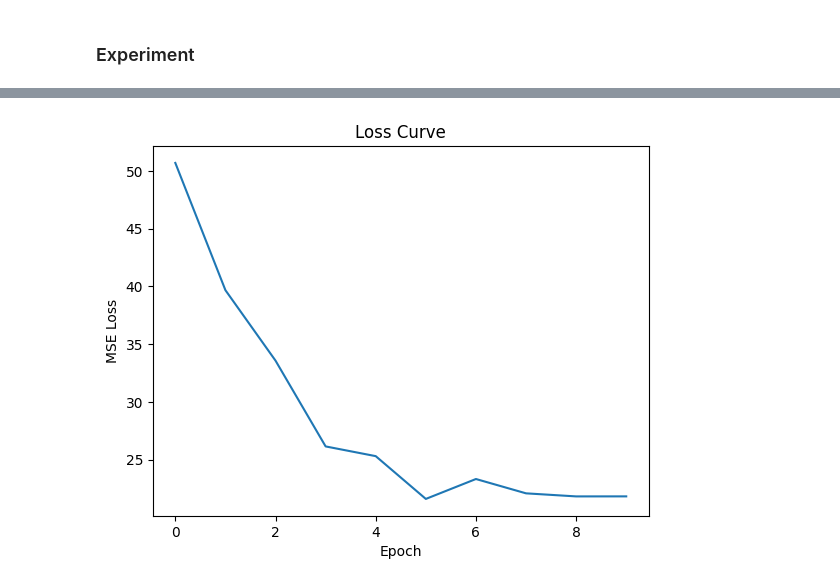
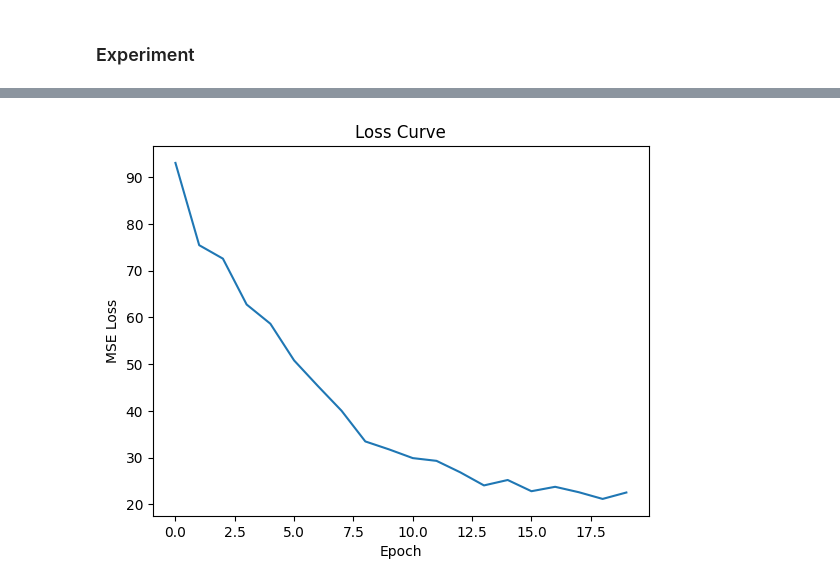
Before and after one commit to Bruce-lhq/looped-transformer-ablation-lab, a Jupyter notebook: Looped_Transformer.ipynb, the cells around one changed output, grey strips where cells are left out. Cells and saved outputs as stored; diff of their text form; code cells hidden in the pictures.

```diff
--- a/Looped_Transformer.ipynb
+++ b/Looped_Transformer.ipynb
@@ -123,8 +123,6 @@ class MultiHeadAttention(nn.Module):
         self.W_K = nn.Linear(d_model, d_model, bias=False)
         self.W_V = nn.Linear(d_model, d_model, bias=False)
         self.W_O = nn.Linear(d_model, d_model, bias=False)
-        # APE位置编码
-        self.ape = APE(d_model, max_seq_len=max_seq_len)
         # 因果掩码
         tril = torch.tril(torch.ones(max_seq_len, max_seq_len)).bool() # torch.tril (triangular lower)提取下三角元素，并把上三角元素置0
         mask = torch.zeros(max_seq_len, max_seq_len).masked_fill(~tril, float('-inf')) # 下三角元素置0，上三角元素置-inf
@@ -269,10 +314,11 @@ class PredictionLoss(nn.Module):
 # %%
 class RegressionSolver(nn.Module):
-    def __init__(self, num_blocks, num_heads, d_model, d_x, d_y, max_seq_len):
+    def __init__(self, num_blocks, num_heads, d_model, d_x, d_y, max_seq_len,
+                 norm_type='layernorm', ffn_type='gelu', pe_type='learned_ape', loop=True, loss_type='mse'):
         super().__init__()
-        self.toy_model = ToyModel(num_blocks, num_heads, d_model, max_seq_len)
+        self.toy_model = ToyModel(num_blocks, num_heads, d_model, max_seq_len, norm_type=norm_type, ffn_type=ffn_type, pe_type=pe_type, loop=loop)
         self.head = RegressionHead(d_model, d_x, d_y)
-        self.loss_fn = PredictionLoss(d_model, d_y)
+        self.loss_fn = PredictionLoss(d_model, d_y, loss_type=loss_type)
 
     def forward(self, x_data, y_data, num_eff, is_eval=False):
         Prompt = self.head(x_data, y_data) # [batch_size, seq_len, d_model]
@@ -281,12 +327,16 @@ class RegressionSolver(nn.Module):
         return output
 # %% [markdown]
 ### Experiment
+# %%
+def linear_data_generator(batch_size, seq_len, d_x, d_y, device='cpu'):
+    w = torch.randn(batch_size, d_x, d_y, device=device)  # 真实线性函数 w
+    x_data = torch.randn(batch_size, seq_len//2, d_x, device=device)  # 输入特征 x
+    y_data = x_data @ w  # 计算标签 y = x @ w
+    return x_data, y_data
 # %%
-def LinearDataloader(batch_size=64, seq_len=80, d_x=20, d_y=1, device='cpu'):
+def dataloader(batch_size=64, seq_len=80, d_x=20, d_y=1, device='cpu', data_type='linear'):
     while True:
-        w = torch.randn(batch_size, d_x, d_y, device=device)  # 真实线性函数 w
-        x_data = torch.randn(batch_size, seq_len//2, d_x, device=device)  # 输入特征 x
-        y_data = x_data @ w  # 计算标签 y = x @ w
-        yield x_data, y_data
+        if data_type == 'linear':
+            yield linear_data_generator(batch_size, seq_len, d_x, d_y, device=device)
 # %%
 class LoopedTransformerExperiment:
@@ -344,8 +395,22 @@ class LoopedTransformerExperiment:
         return y_pred
 # %%
-experiment = LoopedTransformerExperiment(num_blocks=12, num_heads=8, d_model=512, lr=1e-4, max_seq_len=4096, d_x=20, d_y=1)
-experiment.train(batch_size=64, seq_len=80, epochs=10, num_eff=None)
-
+experiment = LoopedTransformerExperiment(num_blocks=20,
+                                         num_heads=8,
+                                         d_model=256,
+                                         lr=1e-4,
+                                         max_seq_len=4096,
+                                         d_x=20,
+                                         d_y=1,
+                                         norm_type='layernorm',
+                                         ffn_type='gelu',
+                                         pe_type='learned_ape',
+                                         loop=True,
+                                         loss_type='mse')
+experiment.train(batch_size=64,
+                 seq_len=80,
+                 epochs=20,
+                 num_eff=15,
+                 data_type='linear')
 # 绘制Loss下降曲线
 import matplotlib.pyplot as plt
 plt.plot(experiment.loss_history)
@@ -368 +439 @@ Epoch 10/10, Loss: 21.8244, num_eff: 7
-[figure, old version]
+[figure, new version]
```
Also changed, not shown: parts of 9 cells of this notebook.
